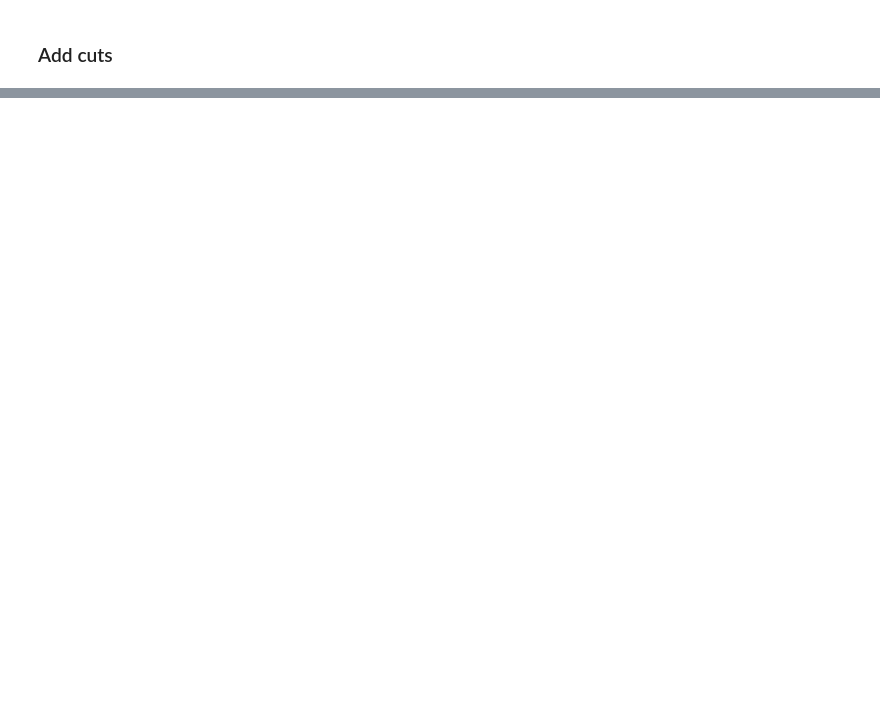
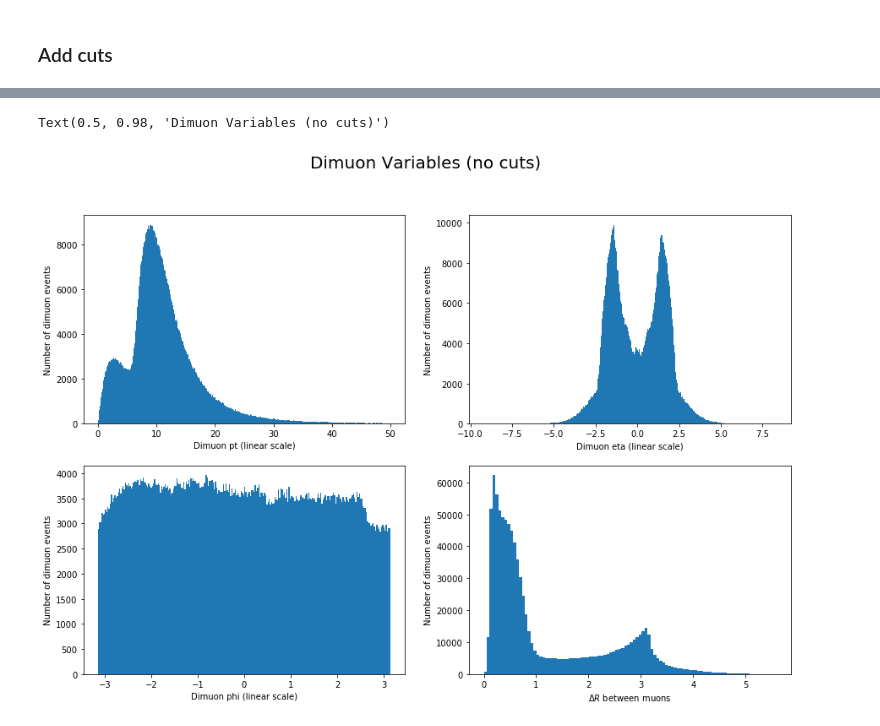
Before and after one commit to blianggilman/Dimuon-Resonances-Prompt-Analysis, a Jupyter notebook: makeMassPlots.ipynb, the cells around one changed output, grey strips where cells are left out. Drawn from its saved outputs; the diff is of its cells as text; code cells hidden in the pictures; blank space fills up the shorter version.

```diff
--- a/makeMassPlots.ipynb
+++ b/makeMassPlots.ipynb
@@ -439,0 +475,26 @@ plt.show()
+# %%
+#limited to OS, dimuon, no other cuts
+fig, axes = plt.subplots(nrows=2, ncols=2, figsize=(15, 10))
+
+axes[0,0].hist(parentp.pt, bins=500, range=(0,50))
+axes[0,0].set_xlabel('Dimuon pt (linear scale)')
+axes[0,0].set_ylabel('Number of dimuon events')
+
+axes[0,1].hist(parentp.eta, bins=500)
+axes[0,1].set_xlabel('Dimuon eta (linear scale)')
+axes[0,1].set_ylabel('Number of dimuon events')
+
+axes[1,0].hist(parentp.phi, bins=250)
+axes[1,0].set_xlabel('Dimuon phi (linear scale)')
+axes[1,0].set_ylabel('Number of dimuon events')
+
+deltarR_branches = branches['dimuon_dR'].flatten()
+axes[1,1].hist(deltarR_branches, bins=100)
+# axes[1,1].set_title('$\Delta R$ from Branches')
+axes[1,1].set_xlabel('$\Delta R$ between muons')
+axes[1,1].set_ylabel('Number of dimuon events')
+
+fig.suptitle('Dimuon Variables (no cuts)', fontsize=20)
+# %% [output]
+Text(0.5, 0.98, 'Dimuon Variables (no cuts)')
+[figure, added]
```
Also changed, not shown: parts of 14 cells of this notebook.
